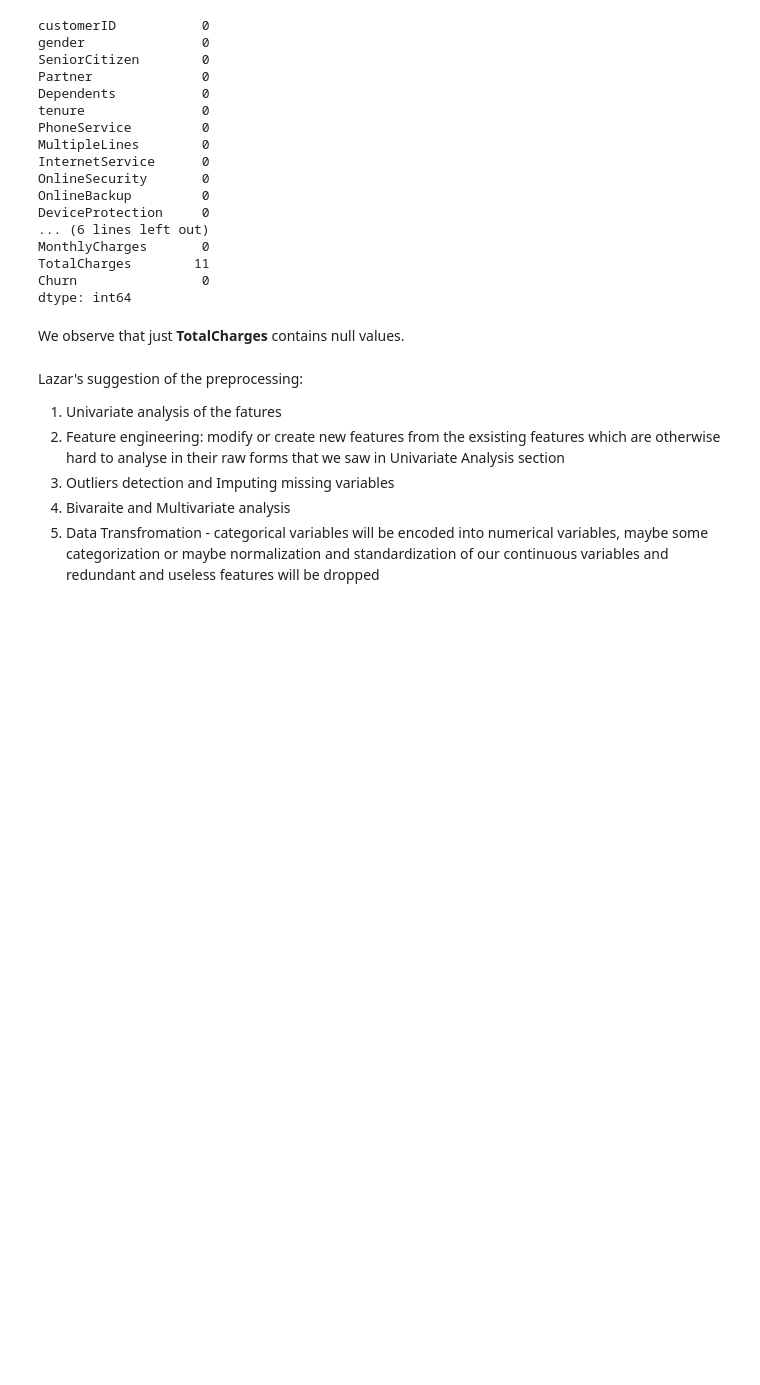
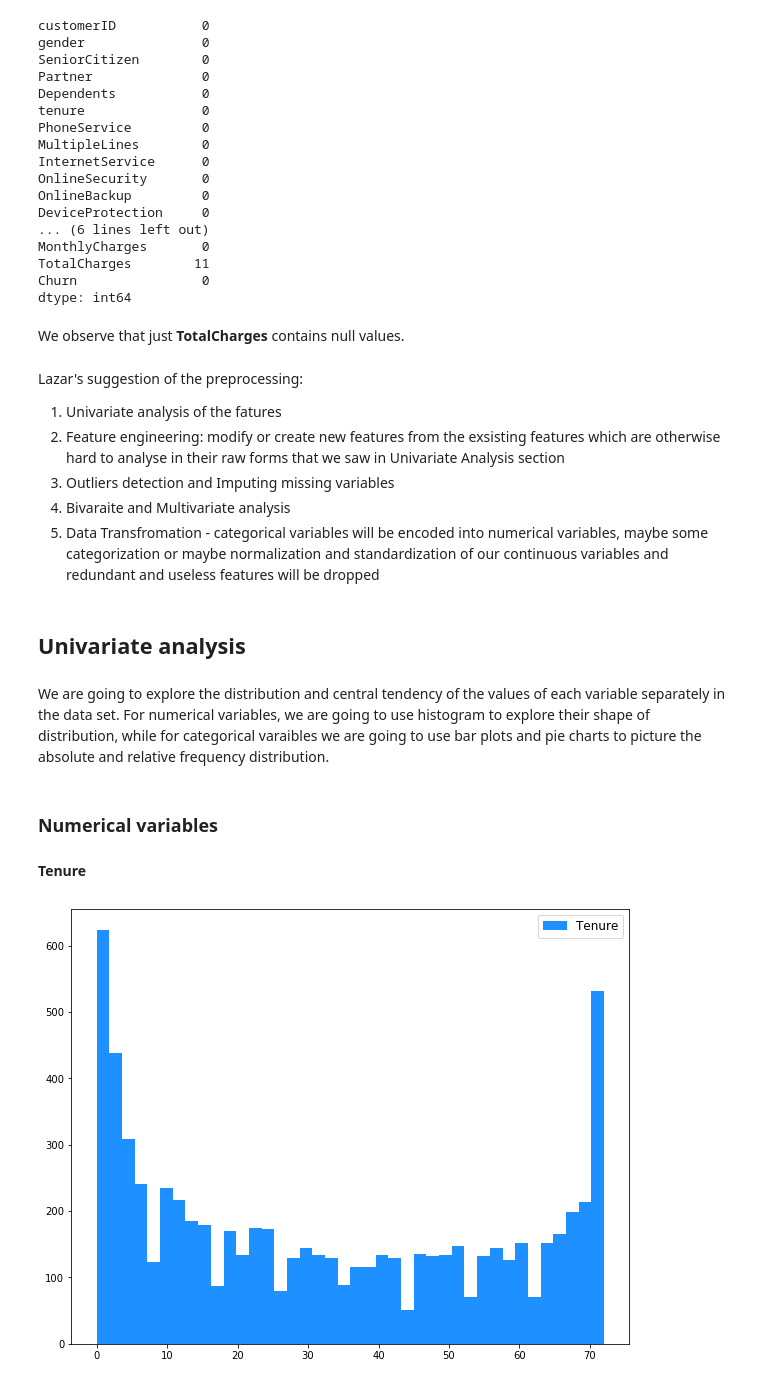
Before and after one commit to lucienwalewski/cse204project, a Jupyter notebook: src/main.ipynb, the cells around one changed output. Saved outputs shown, nothing was run; the diff lists cells and outputs as text; code cells hidden in the pictures; blank space fills up the shorter version.

Commit message:
Unvariate analysis beginning

```diff
--- a/src/main.ipynb
+++ b/src/main.ipynb
@@ -177,3 +197,9 @@ Lazar's suggestion of the preprocessing:
 3. Outliers detection and Imputing missing variables
 4. Bivaraite and Multivariate analysis
 5. Data Transfromation -  categorical variables will be encoded into numerical variables, maybe some categorization or maybe normalization and standardization of our continuous variables and redundant and useless features will be dropped
+# %% [markdown]
+## Univariate analysis
+# %% [markdown]
+We are going to explore the distribution and central tendency of the values of each variable separately in the data set. For numerical variables, we are going to use histogram to explore their shape of distribution, while for categorical varaibles we are going to use bar plots and pie charts to picture the absolute and relative frequency distribution.
+# %% [markdown]
+### Numerical variables
@@ -179,0 +214,7 @@ Lazar's suggestion of the preprocessing:
+# %% [markdown]
+**Tenure**
+# %%
+ax = df["tenure"].hist(bins=40, color="DodgerBlue", label="Tenure", figsize=(10, 8), grid=False)
+ax.legend(fontsize=12);
+# %% [output]
+[figure, added]
```
Also changed, not shown: parts of 21 cells of this notebook.
